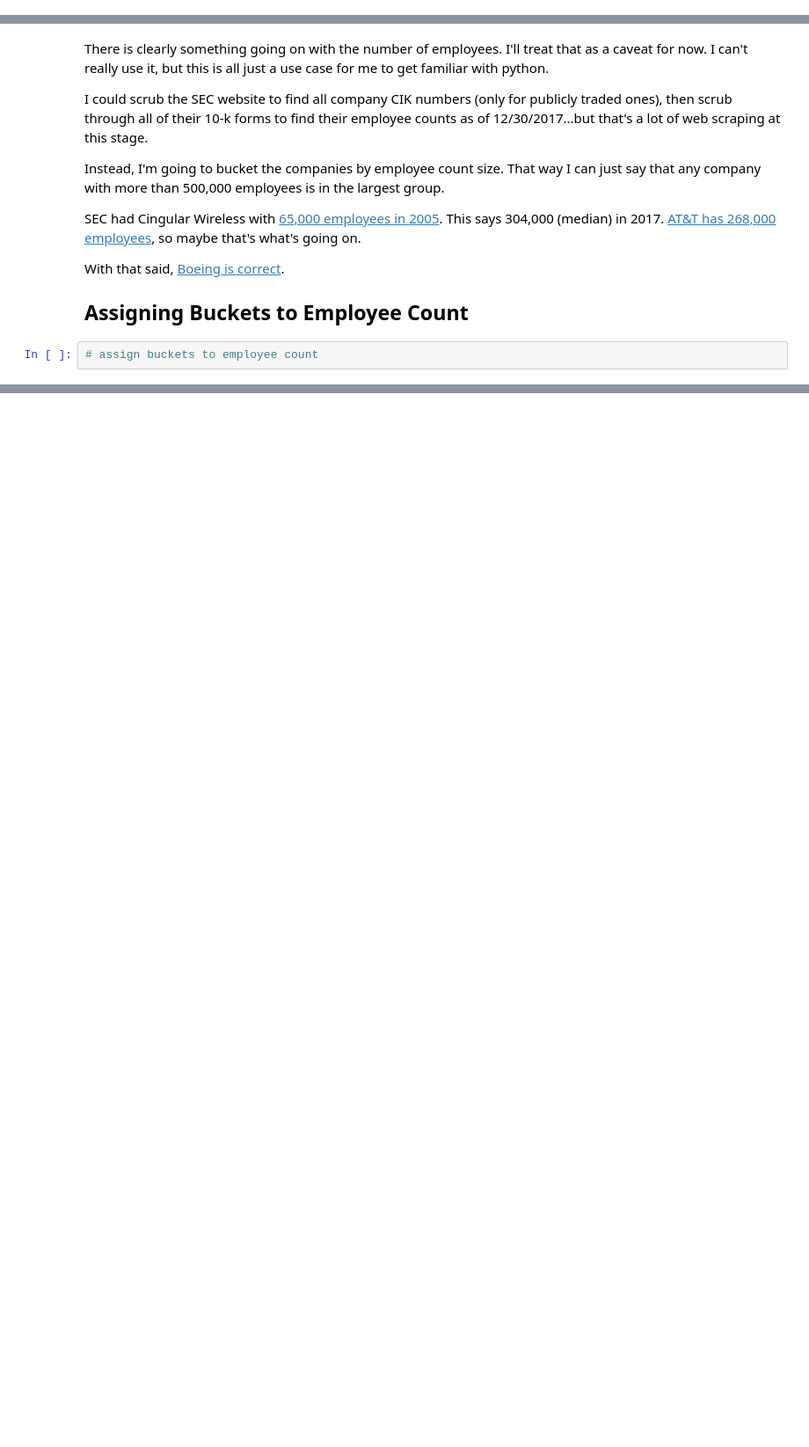
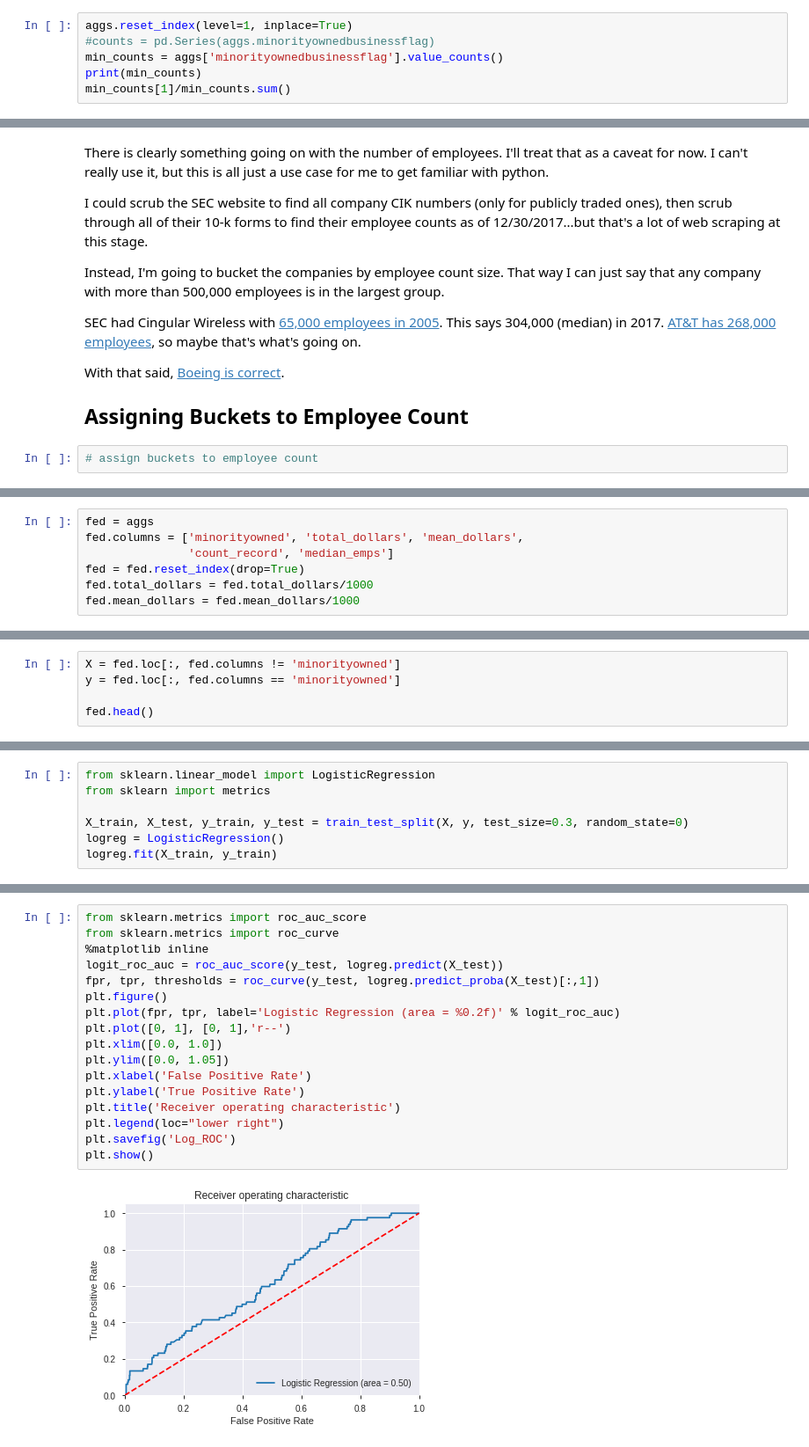
Before and after one commit to benmccary/federal_py, a Jupyter notebook: Fed Exploratory.ipynb, the cells around one changed output, grey strips where cells are left out. Shown at 88% size. Cells and saved outputs as stored; diff of their text form; blank space fills up the shorter version.

```diff
--- a/Fed Exploratory.ipynb
+++ b/Fed Exploratory.ipynb
@@ -182,0 +125,6 @@ aggs.sort_values([('numberofemployees', 'median')], ascending=False)[0:9]
+# %%
+aggs.reset_index(level=1, inplace=True)
+#counts = pd.Series(aggs.minorityownedbusinessflag)
+min_counts = aggs['minorityownedbusinessflag'].value_counts()
+print(min_counts)
+min_counts[1]/min_counts.sum()
@@ -201,3 +157,10 @@ This dataset includes zip codes and address, but that's not good as a categorica
+# %%
+fed = aggs
+fed.columns = ['minorityowned', 'total_dollars', 'mean_dollars',
+               'count_record', 'median_emps']
+fed = fed.reset_index(drop=True)
+fed.total_dollars = fed.total_dollars/1000
+fed.mean_dollars = fed.mean_dollars/1000
 # %% [markdown]
 ## Logistic Regression
 
@@ -204,0 +170,5 @@ I'd like to do a logistic regression for a few of the variables above to see if
+# %%
+X = fed.loc[:, fed.columns != 'minorityowned']
+y = fed.loc[:, fed.columns == 'minorityowned']
+
+fed.head()
@@ -204,0 +210,7 @@ I'd like to do a logistic regression for a few of the variables above to see if
+# %%
+from sklearn.linear_model import LogisticRegression
+from sklearn import metrics
+
+X_train, X_test, y_train, y_test = train_test_split(X, y, test_size=0.3, random_state=0)
+logreg = LogisticRegression()
+logreg.fit(X_train, y_train)
@@ -204,0 +256,19 @@ I'd like to do a logistic regression for a few of the variables above to see if
+# %%
+from sklearn.metrics import roc_auc_score
+from sklearn.metrics import roc_curve
+%matplotlib inline
+logit_roc_auc = roc_auc_score(y_test, logreg.predict(X_test))
+fpr, tpr, thresholds = roc_curve(y_test, logreg.predict_proba(X_test)[:,1])
+plt.figure()
+plt.plot(fpr, tpr, label='Logistic Regression (area = %0.2f)' % logit_roc_auc)
+plt.plot([0, 1], [0, 1],'r--')
+plt.xlim([0.0, 1.0])
+plt.ylim([0.0, 1.05])
+plt.xlabel('False Positive Rate')
+plt.ylabel('True Positive Rate')
+plt.title('Receiver operating characteristic')
+plt.legend(loc="lower right")
+plt.savefig('Log_ROC')
+plt.show()
+# %% [output]
+[figure, added]
```
Also changed, not shown: parts of 17 cells of this notebook, 2 other files.
